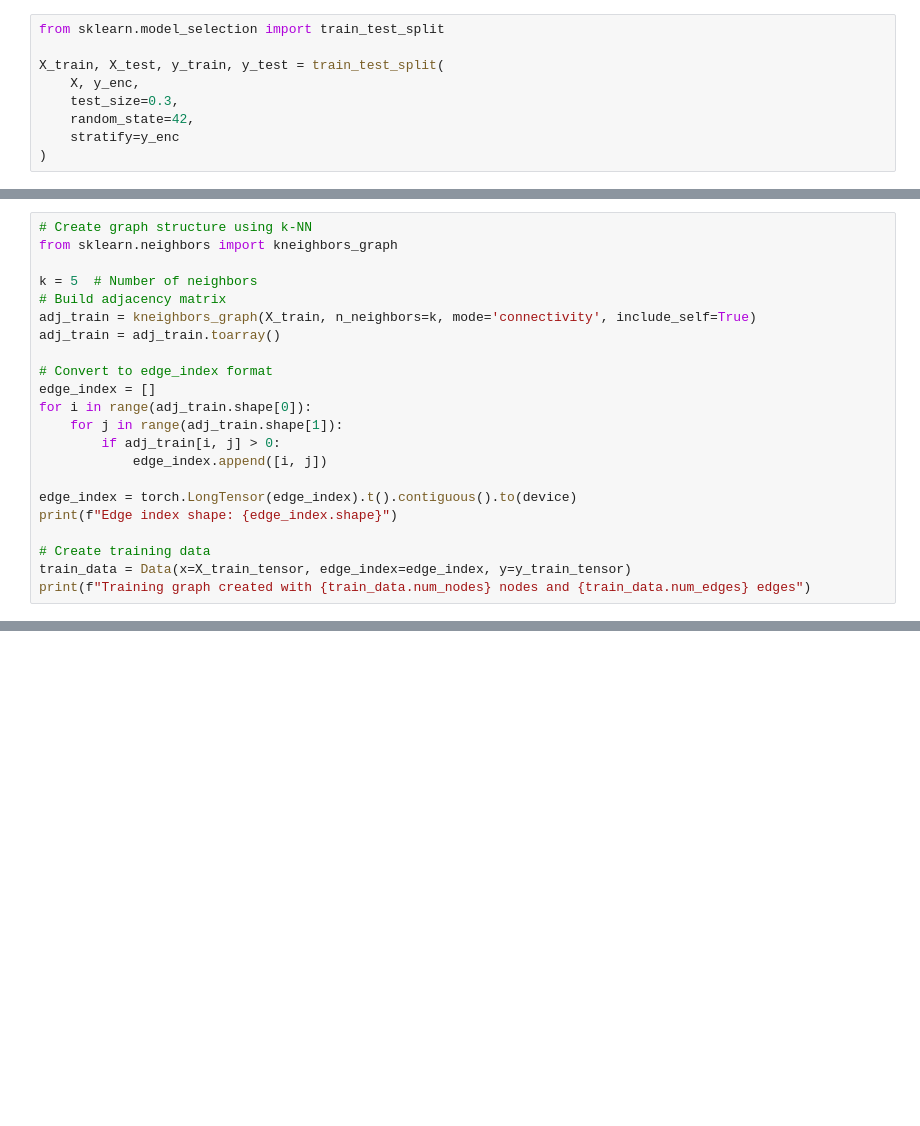
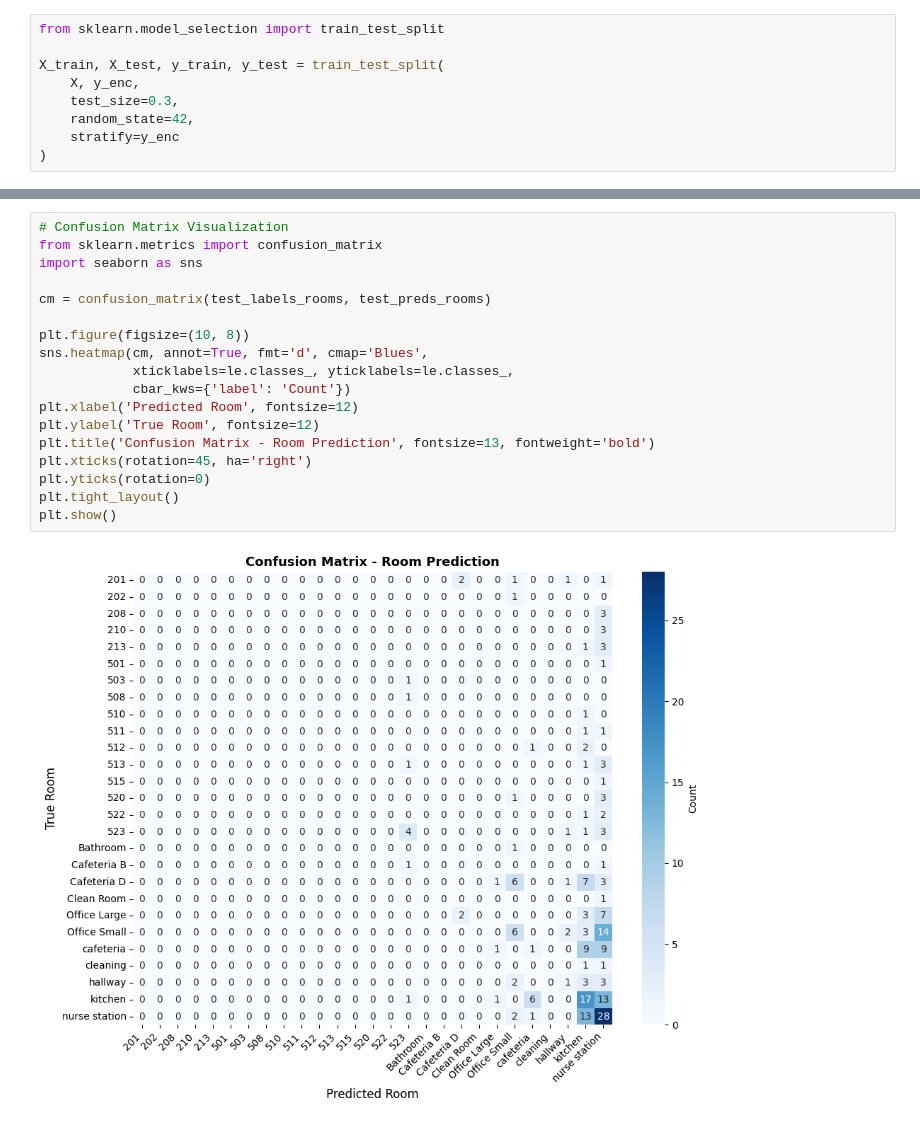
Before and after one commit to rakuzai/alcr-2026, a Jupyter notebook: code/notebook/main.ipynb, the cells around one changed output, grey strips where cells are left out. Cells and saved outputs as stored; diff of their text form; blank space fills up the shorter version.

```diff
--- a/code/notebook/main.ipynb
+++ b/code/notebook/main.ipynb
@@ -426,22 +391,0 @@ y_train_tensor shape: torch.Size([509])
-# %%
-# Create graph structure using k-NN
-from sklearn.neighbors import kneighbors_graph
-
-k = 5  # Number of neighbors
-# Build adjacency matrix
-adj_train = kneighbors_graph(X_train, n_neighbors=k, mode='connectivity', include_self=True)
-adj_train = adj_train.toarray()
-
-# Convert to edge_index format
-edge_index = []
-for i in range(adj_train.shape[0]):
-    for j in range(adj_train.shape[1]):
-        if adj_train[i, j] > 0:
-            edge_index.append([i, j])
-
-edge_index = torch.LongTensor(edge_index).t().contiguous().to(device)
-print(f"Edge index shape: {edge_index.shape}")
-
-# Create training data
-train_data = Data(x=X_train_tensor, edge_index=edge_index, y=y_train_tensor)
-print(f"Training graph created with {train_data.num_nodes} nodes and {train_data.num_edges} edges")
@@ -691,0 +1241,20 @@ Final Training Loss: 14.2629
+# %%
+# Confusion Matrix Visualization
+from sklearn.metrics import confusion_matrix
+import seaborn as sns
+
+cm = confusion_matrix(test_labels_rooms, test_preds_rooms)
+
+plt.figure(figsize=(10, 8))
+sns.heatmap(cm, annot=True, fmt='d', cmap='Blues',
+            xticklabels=le.classes_, yticklabels=le.classes_,
+            cbar_kws={'label': 'Count'})
+plt.xlabel('Predicted Room', fontsize=12)
+plt.ylabel('True Room', fontsize=12)
+plt.title('Confusion Matrix - Room Prediction', fontsize=13, fontweight='bold')
+plt.xticks(rotation=45, ha='right')
+plt.yticks(rotation=0)
+plt.tight_layout()
+plt.show()
+# %% [output]
+[figure, added]
```
Also changed, not shown: parts of 23 cells of this notebook, 1 other file.
